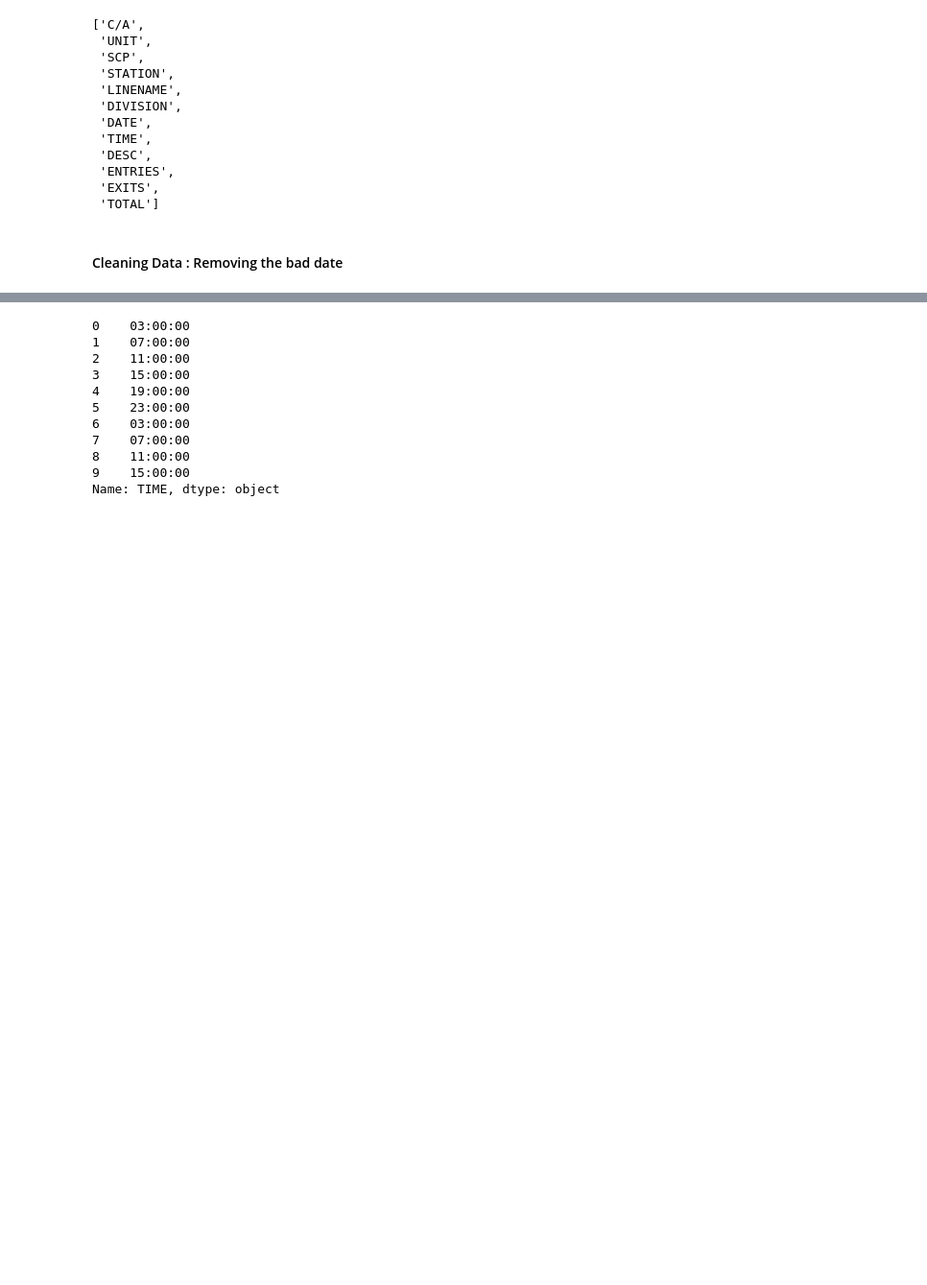
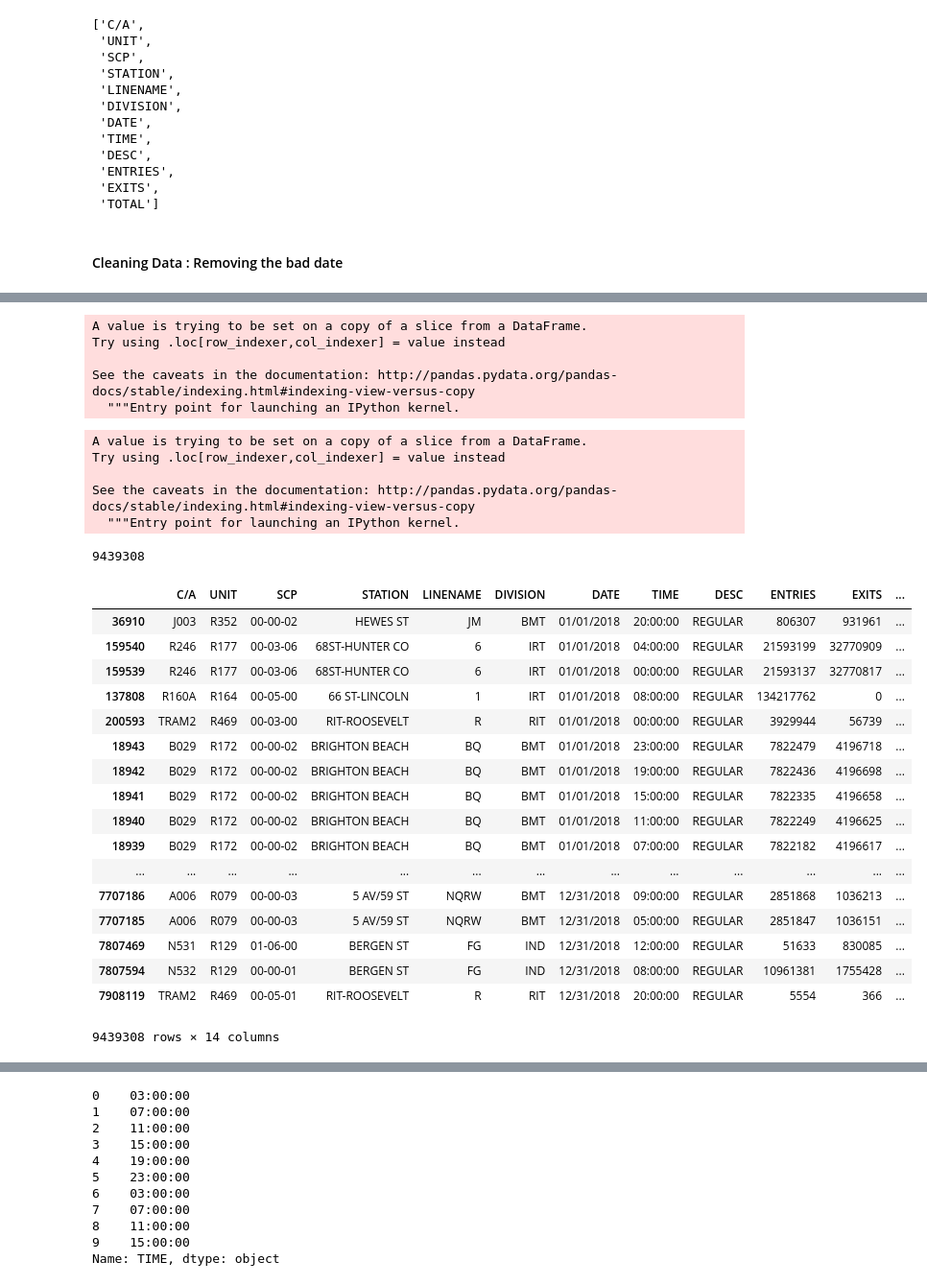
Before and after one commit to duodecimalstrom/project1_team8, a Jupyter notebook: MTA Data Analysis.ipynb, the cells around one changed output, grey strips where cells are left out. Shown at 96% size. Drawn from its saved outputs; the diff is of its cells as text; code cells hidden in the pictures; blank space fills up the shorter version.

```diff
--- a/MTA Data Analysis.ipynb
+++ b/MTA Data Analysis.ipynb
@@ -299,0 +271,45 @@ mta_cleaned_data[mta_cleaned_data["TIME"] == "15:48:59"]
+# %%
+mta_cleaned_data_filtered_valida_date["ACTUAL_ENTRIES"] = mta_cleaned_data_filtered_valida_date["ENTRIES"].diff()
+# %% [output]
+A value is trying to be set on a copy of a slice from a DataFrame.
+Try using .loc[row_indexer,col_indexer] = value instead
+
+See the caveats in the documentation: http://pandas.pydata.org/pandas-docs/stable/indexing.html#indexing-view-versus-copy
+  """Entry point for launching an IPython kernel.
+# %%
+mta_cleaned_data_filtered_valida_date["ACTUAL_EXITS"] = mta_cleaned_data_filtered_valida_date["EXITS"].diff()
+# %% [output]
+A value is trying to be set on a copy of a slice from a DataFrame.
+Try using .loc[row_indexer,col_indexer] = value instead
+
+See the caveats in the documentation: http://pandas.pydata.org/pandas-docs/stable/indexing.html#indexing-view-versus-copy
+  """Entry point for launching an IPython kernel.
+# %%
+mta_cleaned_data_filtered_valida_date = mta_cleaned_data_filtered_valida_date[mta_cleaned_data_filtered_valida_date.ACTUAL_EXITS.notnull()]
+# %%
+len(mta_cleaned_data_filtered_valida_date)
+# %% [output]
+9439308
+# %%
+mta_cleaned_data_filtered_valida_date["TOTAL"] = mta_cleaned_data_filtered_valida_date["ACTUAL_ENTRIES"] + mta_cleaned_data_filtered_valida_date["ACTUAL_EXITS"]
+# %%
+mta_cleaned_data_filtered_valida_date
+# %% [output]
+|  | C/A | UNIT | SCP | STATION | LINENAME | DIVISION | DATE | TIME | DESC | ENTRIES | EXITS | ... |
+| 36910 | J003 | R352 | 00-00-02 | HEWES ST | JM | BMT | 01/01/2018 | 20:00:00 | REGULAR | 806307 | 931961 | ... |
+| 159540 | R246 | R177 | 00-03-06 | 68ST-HUNTER CO | 6 | IRT | 01/01/2018 | 04:00:00 | REGULAR | 21593199 | 32770909 | ... |
+| 159539 | R246 | R177 | 00-03-06 | 68ST-HUNTER CO | 6 | IRT | 01/01/2018 | 00:00:00 | REGULAR | 21593137 | 32770817 | ... |
+| 137808 | R160A | R164 | 00-05-00 | 66 ST-LINCOLN | 1 | IRT | 01/01/2018 | 08:00:00 | REGULAR | 134217762 | 0 | ... |
+| 200593 | TRAM2 | R469 | 00-03-00 | RIT-ROOSEVELT | R | RIT | 01/01/2018 | 00:00:00 | REGULAR | 3929944 | 56739 | ... |
+| 18943 | B029 | R172 | 00-00-02 | BRIGHTON BEACH | BQ | BMT | 01/01/2018 | 23:00:00 | REGULAR | 7822479 | 4196718 | ... |
+| 18942 | B029 | R172 | 00-00-02 | BRIGHTON BEACH | BQ | BMT | 01/01/2018 | 19:00:00 | REGULAR | 7822436 | 4196698 | ... |
+| 18941 | B029 | R172 | 00-00-02 | BRIGHTON BEACH | BQ | BMT | 01/01/2018 | 15:00:00 | REGULAR | 7822335 | 4196658 | ... |
+| 18940 | B029 | R172 | 00-00-02 | BRIGHTON BEACH | BQ | BMT | 01/01/2018 | 11:00:00 | REGULAR | 7822249 | 4196625 | ... |
+| 18939 | B029 | R172 | 00-00-02 | BRIGHTON BEACH | BQ | BMT | 01/01/2018 | 07:00:00 | REGULAR | 7822182 | 4196617 | ... |
+| ... | ... | ... | ... | ... | ... | ... | ... | ... | ... | ... | ... | ... |
+| 7707186 | A006 | R079 | 00-00-03 | 5 AV/59 ST | NQRW | BMT | 12/31/2018 | 09:00:00 | REGULAR | 2851868 | 1036213 | ... |
+| 7707185 | A006 | R079 | 00-00-03 | 5 AV/59 ST | NQRW | BMT | 12/31/2018 | 05:00:00 | REGULAR | 2851847 | 1036151 | ... |
+| 7807469 | N531 | R129 | 01-06-00 | BERGEN ST | FG | IND | 12/31/2018 | 12:00:00 | REGULAR | 51633 | 830085 | ... |
+| 7807594 | N532 | R129 | 00-00-01 | BERGEN ST | FG | IND | 12/31/2018 | 08:00:00 | REGULAR | 10961381 | 1755428 | ... |
+| 7908119 | TRAM2 | R469 | 00-05-01 | RIT-ROOSEVELT | R | RIT | 12/31/2018 | 20:00:00 | REGULAR | 5554 | 366 | ... |
+9439308 rows × 14 columns
```
Also changed, not shown: parts of 14 cells of this notebook.
